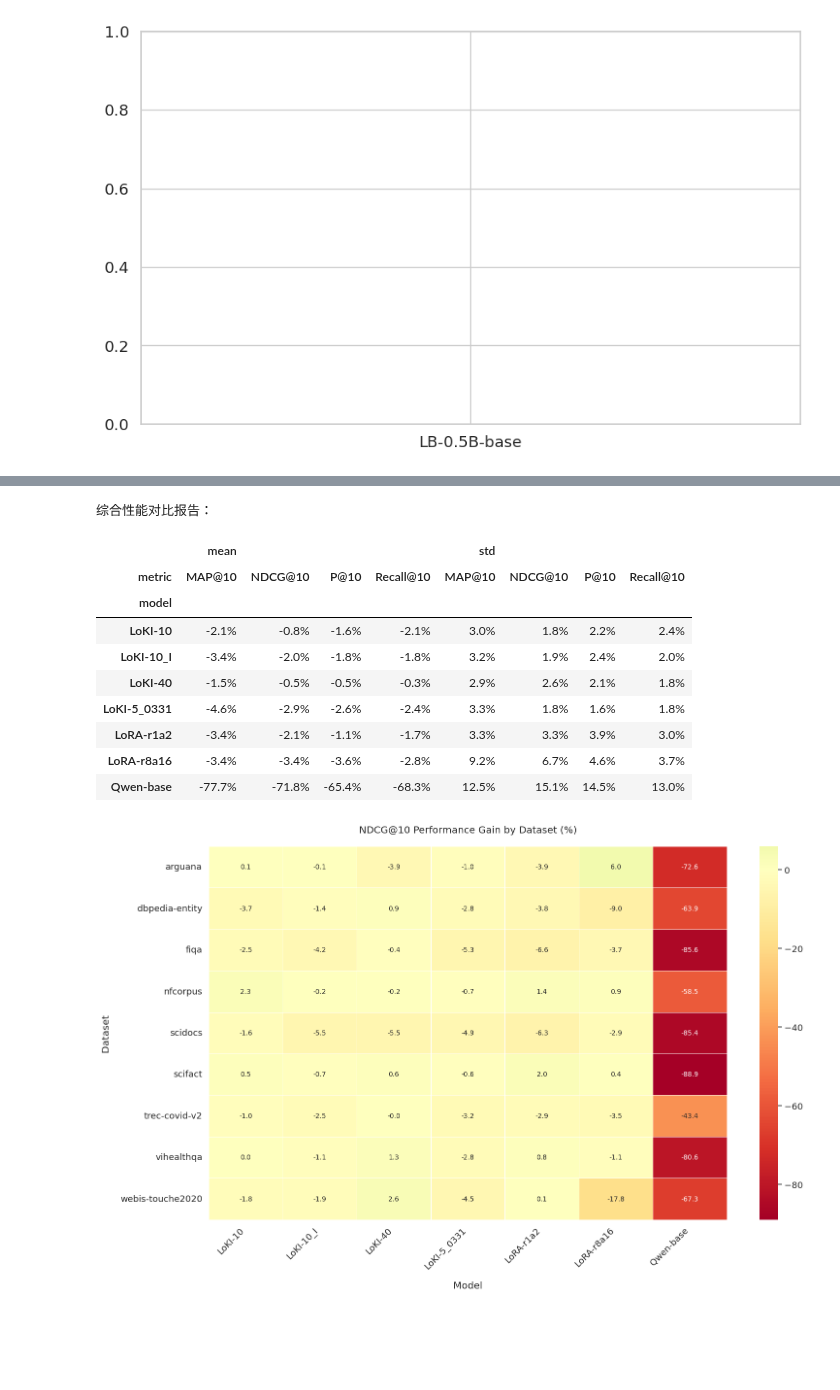
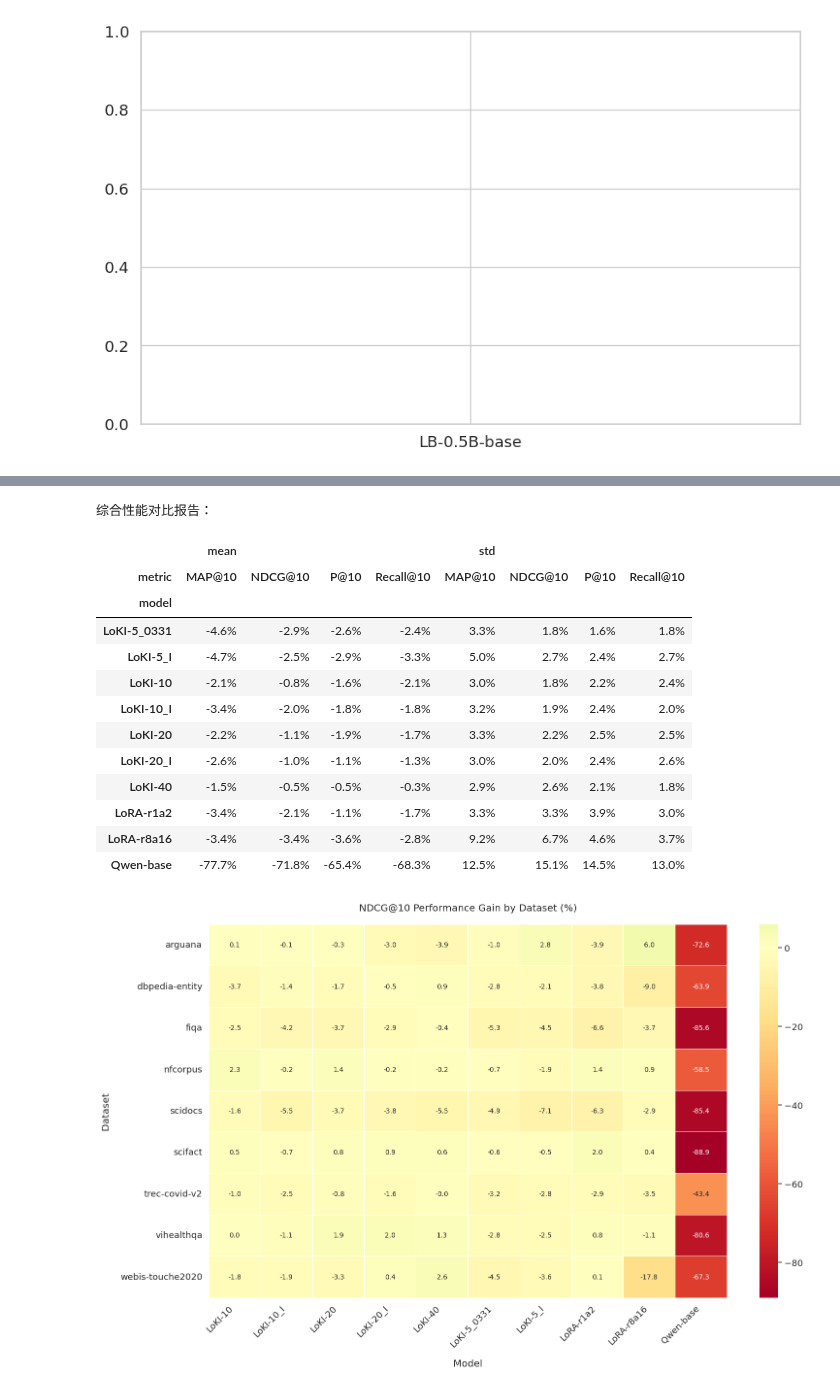
Before and after one commit to Nexround/ftg, a Jupyter notebook: evaluate/bier.ipynb, the cells around one changed output, grey strips where cells are left out. Cells and saved outputs as stored; diff of their text form; code cells hidden in the pictures; blank space fills up the shorter version.

```diff
--- a/evaluate/bier.ipynb
+++ b/evaluate/bier.ipynb
@@ -205,9 +205,12 @@ BASELINE_MODEL = "lightblue/lb-reranker-0.5B-v1.0"
 model_name_map = {
     # "loki_reranker_qwen2_5-0-5b-5": "LoKI-5",
     "loki_reranker_qwen2_5-0-5b-5_0331_real": "LoKI-5_0331",
+    "loki_reranker_qwen2_5-0-5b-5_invert": "LoKI-5_I",
     "loki_reranker_qwen2_5-0-5b-10": "LoKI-10",
+    "loki_reranker_qwen2_5-0-5b-10_invert_real": "LoKI-10_I",
+    "loki_reranker_qwen2_5-0-5b-20_real": "LoKI-20",
+    "loki_reranker_qwen2_5-0-5b-20_invert_real": "LoKI-20_I",
     "loki_reranker_qwen2_5-0-5b-40": "LoKI-40",
-    "loki_reranker_qwen2_5-0-5b-10_invert_real": "LoKI-10_I",
     "lightblue/lora_reranker_r1a2": "LoRA-r1a2",
     "lightblue/lora_reranker_r8a16": "LoRA-r8a16",
     "Qwen/Qwen2.5-0.5B-Instruct": "Qwen-base",
@@ -290,7 +293,7 @@ def visualize_performance_gain(metric='MAP', k=10):
     plt.show()
 
 # 生成所有指标的对比报告
-def generate_full_report(k=10):
+def generate_full_report(k=10, model_order=None):
     results = []
 
     for metric in ['MAP', 'NDCG', 'P', 'Recall']:
@@ -301,8 +304,17 @@ def generate_full_report(k=10):
 
     full_report = pd.concat(results).reset_index()
 
+    # 规定模型的显示顺序
+    if model_order is not None:
+        full_report['model'] = pd.Categorical(
+            full_report['model'],
+            categories=model_order,
+            ordered=True
+        )
+        full_report = full_report.sort_values('model')
+
     # 格式优化
-    return full_report.pivot(
+    full_report_pivot = full_report.pivot(
         index='model',
         columns='metric',
         values=['mean', 'std']
@@ -315,6 +327,7 @@ def generate_full_report(k=10):
         subset=pd.IndexSlice[:, ['mean', 'std']]
     )
 
+    return full_report_pivot
 # 执行分析
 if __name__ == "__main__":
     # 示例：MAP@10的可视化
@@ -322,7 +335,9 @@ if __name__ == "__main__":
 
     # 生成完整对比报告（在Jupyter中显示最佳）
     print("综合性能对比报告：")
-    display(generate_full_report(k=10))
+    custom_order = model_name_map.values()
+
+    display(generate_full_report(k=10, model_order=custom_order))
 
     # 生成热力图矩阵
     plt.figure(figsize=(16, 10))
@@ -361,15 +376,18 @@ The `errwidth` parameter is deprecated. And will be removed in v0.15.0. Pass `er
 综合性能对比报告：
 |  | mean |  |  |  | std |  |  |  |
 | metric | MAP@10 | NDCG@10 | P@10 | Recall@10 | MAP@10 | NDCG@10 | P@10 | Recall@10 |
 | model |  |  |  |  |  |  |  |  |
+| LoKI-5_0331 | -4.6% | -2.9% | -2.6% | -2.4% | 3.3% | 1.8% | 1.6% | 1.8% |
+| LoKI-5_I | -4.7% | -2.5% | -2.9% | -3.3% | 5.0% | 2.7% | 2.4% | 2.7% |
 | LoKI-10 | -2.1% | -0.8% | -1.6% | -2.1% | 3.0% | 1.8% | 2.2% | 2.4% |
 | LoKI-10_I | -3.4% | -2.0% | -1.8% | -1.8% | 3.2% | 1.9% | 2.4% | 2.0% |
+| LoKI-20 | -2.2% | -1.1% | -1.9% | -1.7% | 3.3% | 2.2% | 2.5% | 2.5% |
+| LoKI-20_I | -2.6% | -1.0% | -1.1% | -1.3% | 3.0% | 2.0% | 2.4% | 2.6% |
 | LoKI-40 | -1.5% | -0.5% | -0.5% | -0.3% | 2.9% | 2.6% | 2.1% | 1.8% |
-| LoKI-5_0331 | -4.6% | -2.9% | -2.6% | -2.4% | 3.3% | 1.8% | 1.6% | 1.8% |
 | LoRA-r1a2 | -3.4% | -2.1% | -1.1% | -1.7% | 3.3% | 3.3% | 3.9% | 3.0% |
 | LoRA-r8a16 | -3.4% | -3.4% | -3.6% | -2.8% | 9.2% | 6.7% | 4.6% | 3.7% |
 | Qwen-base | -77.7% | -71.8% | -65.4% | -68.3% | 12.5% | 15.1% | 14.5% | 13.0% |
-[figure, old version]
+[figure, new version]
 # %%
 # 不同k值的对比分析
 for k in [1, 5, 10, 100]:
```
Also changed, not shown: parts of 2 cells of this notebook, 4 other files.
